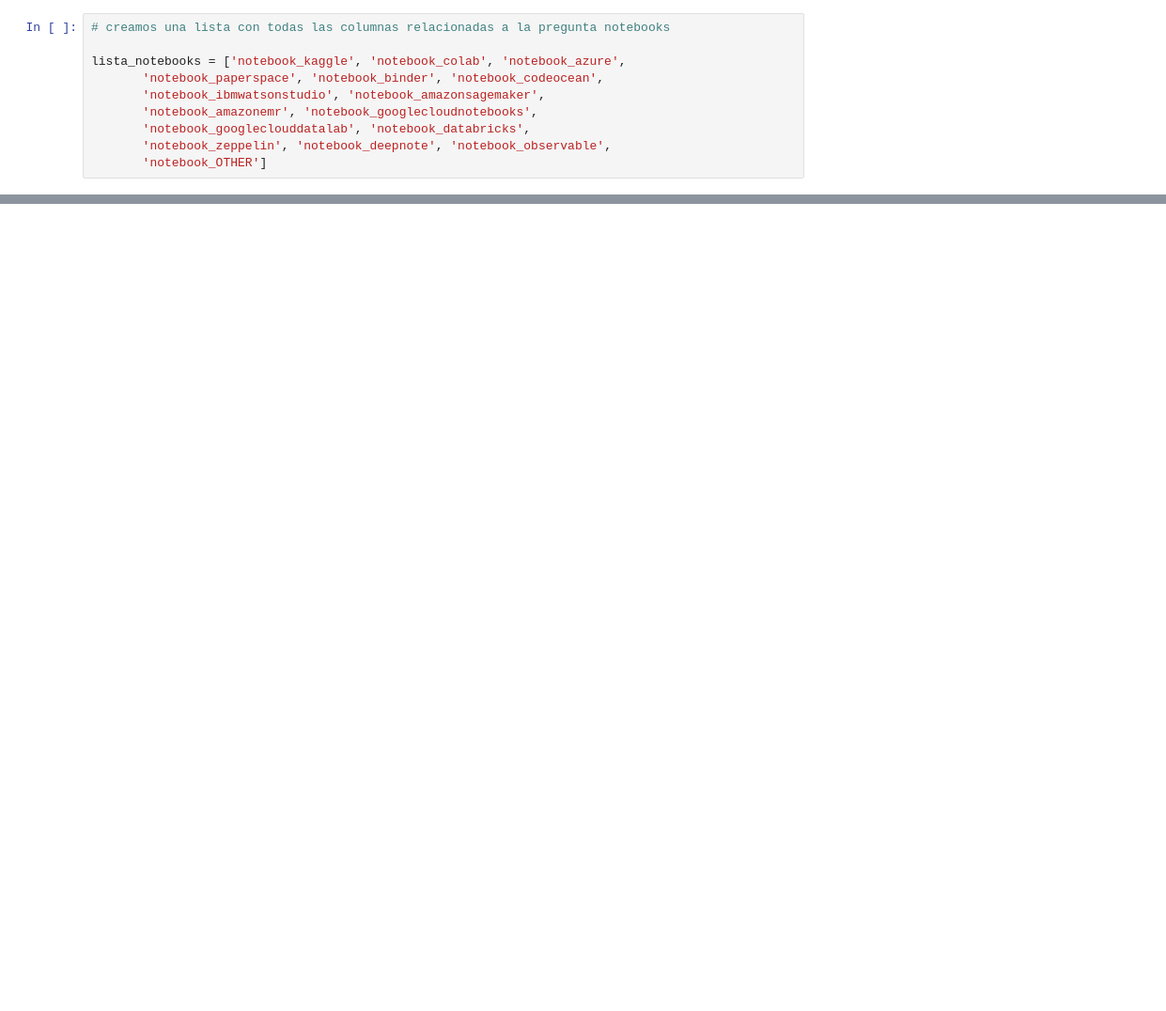
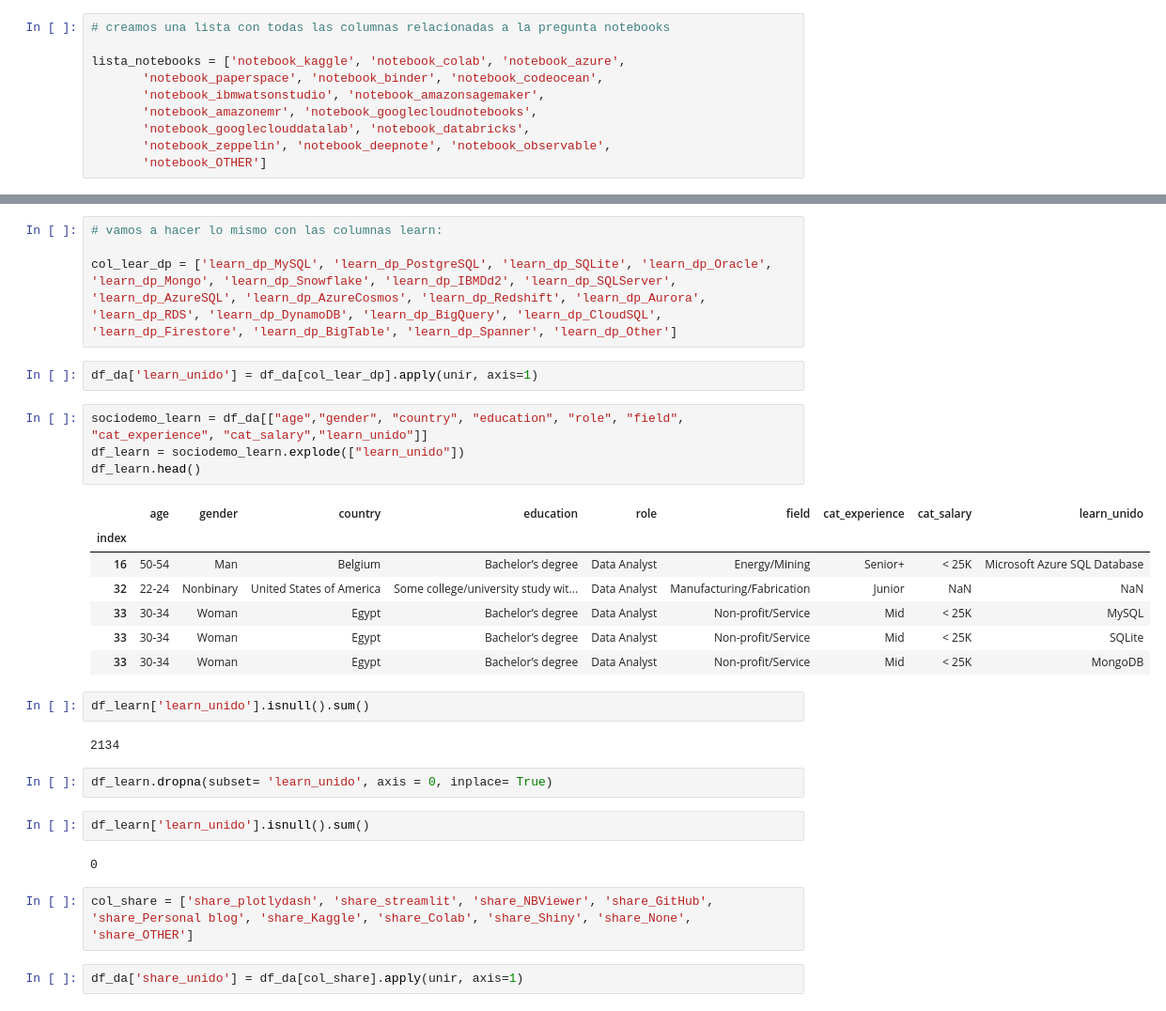
Before and after one commit to anane3373/promoE-modulo2-proyecto-equipo2-NataliaAnaIAnaGAnaS, a Jupyter notebook: 4. situacion_actual.ipynb, the cells around one changed output, grey strips where cells are left out. Shown at 94% size. Drawn from its saved outputs; the diff is of its cells as text; blank space fills up the shorter version.

```diff
--- a/4. situacion_actual.ipynb
+++ b/4. situacion_actual.ipynb
@@ -173,0 +165,34 @@ def unir(valor):
+# %%
+# vamos a hacer lo mismo con las columnas learn:
+
+col_lear_dp = ['learn_dp_MySQL', 'learn_dp_PostgreSQL', 'learn_dp_SQLite', 'learn_dp_Oracle', 'learn_dp_Mongo', 'learn_dp_Snowflake', 'learn_dp_IBMDd2', 'learn_dp_SQLServer',
+'learn_dp_AzureSQL', 'learn_dp_AzureCosmos', 'learn_dp_Redshift', 'learn_dp_Aurora',
+'learn_dp_RDS', 'learn_dp_DynamoDB', 'learn_dp_BigQuery', 'learn_dp_CloudSQL', 'learn_dp_Firestore', 'learn_dp_BigTable', 'learn_dp_Spanner', 'learn_dp_Other']
+# %%
+df_da['learn_unido'] = df_da[col_lear_dp].apply(unir, axis=1)
+# %%
+sociodemo_learn = df_da[["age","gender", "country", "education", "role", "field", "cat_experience", "cat_salary","learn_unido"]]
+df_learn = sociodemo_learn.explode(["learn_unido"])
+df_learn.head()
+# %% [output]
+|  | age | gender | country | education | role | field | cat_experience | cat_salary | learn_unido |
+| index |  |  |  |  |  |  |  |  |  |
+| 16 | 50-54 | Man | Belgium | Bachelor’s degree | Data Analyst | Energy/Mining | Senior+ | < 25K | Microsoft Azure SQL Database |
+| 32 | 22-24 | Nonbinary | United States of America | Some college/university study wit... | Data Analyst | Manufacturing/Fabrication | Junior | NaN | NaN |
+| 33 | 30-34 | Woman | Egypt | Bachelor’s degree | Data Analyst | Non-profit/Service | Mid | < 25K | MySQL |
+| 33 | 30-34 | Woman | Egypt | Bachelor’s degree | Data Analyst | Non-profit/Service | Mid | < 25K | SQLite |
+| 33 | 30-34 | Woman | Egypt | Bachelor’s degree | Data Analyst | Non-profit/Service | Mid | < 25K | MongoDB |
+# %%
+df_learn['learn_unido'].isnull().sum()
+# %% [output]
+2134
+# %%
+df_learn.dropna(subset= 'learn_unido', axis = 0, inplace= True)
+# %%
+df_learn['learn_unido'].isnull().sum()
+# %% [output]
+0
+# %%
+col_share = ['share_plotlydash', 'share_streamlit', 'share_NBViewer', 'share_GitHub', 'share_Personal blog', 'share_Kaggle', 'share_Colab', 'share_Shiny', 'share_None', 'share_OTHER']
+# %%
+df_da['share_unido'] = df_da[col_share].apply(unir, axis=1)
```
Also changed, not shown: parts of 38 cells of this notebook, 5 other files.
